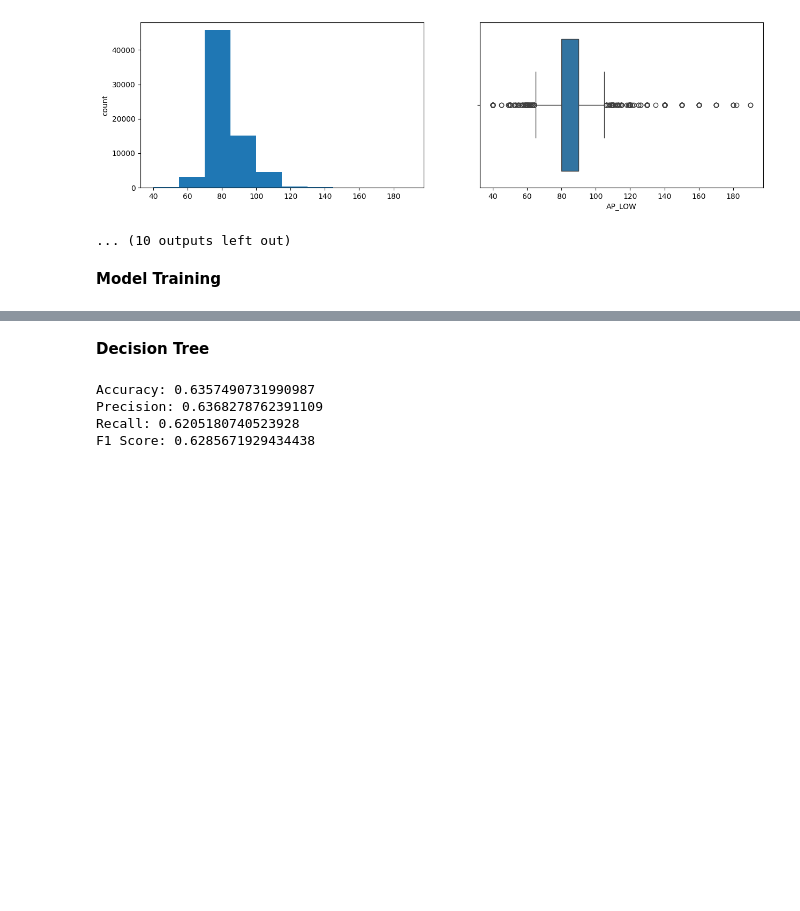
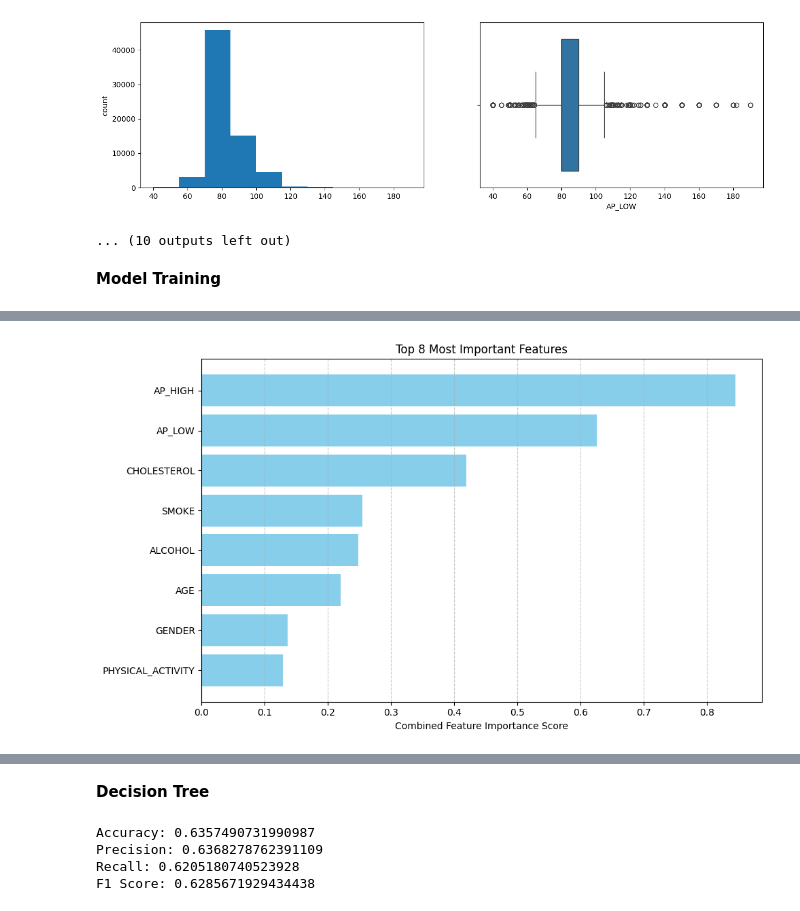
Before and after one commit to NawshinNeaha/AI-Lab, a Jupyter notebook: Cardio_Disease.ipynb, the cells around one changed output, grey strips where cells are left out. Drawn from its saved outputs; the diff is of its cells as text; code cells hidden in the pictures; blank space fills up the shorter version.

```diff
--- a/Cardio_Disease.ipynb
+++ b/Cardio_Disease.ipynb
@@ -208,3 +206,3 @@ y = original_df['CARDIO_DISEASE']
 # %%
 # Display the first few rows of the combined DataFrame
-display(combined_df.head())
+df = original_df.drop(columns=['CARDIO_DISEASE'])
@@ -344,0 +594,91 @@ X_train, X_test, y_train, y_test = train_test_split(x, y,test_size=0.2, random_s
+# %%
+import pandas as pd
+import numpy as np
+import matplotlib.pyplot as plt
+from sklearn.feature_selection import mutual_info_classif
+from sklearn.preprocessing import MinMaxScaler
+
+# -------------------------------
+# Step 0: Clean column names and handle missing values
+# Define X_res and y_res
+X_res = df.drop(columns=['CARDIO_DISEASE'])
+y_res = df['CARDIO_DISEASE']
+
+X_res.columns = X_res.columns.str.strip()      # remove extra spaces
+# Convert 'object' columns to numeric using Label Encoding
+from sklearn.preprocessing import LabelEncoder
+label_encoder = LabelEncoder()
+object_cols = X_res.select_dtypes(include='object').columns
+
+for col in object_cols:
+    X_res[col] = X_res[col].astype(str)  # Ensure all values are strings
+    X_res[col] = label_encoder.fit_transform(X_res[col])
+
+X_res = X_res.fillna(X_res.mean())                 # fill NaN with mean
+
+# -------------------------------
+# Step 1: Calculate Information Gain & Gain Ratio
+info_gain = []
+gain_ratio = []
+
+for feature in X_res.columns:
+    IG = information_gain(X_res, y_res, feature)            # your function
+    feature_entropy = split_information(X_res, feature) # your function
+    GR = IG / feature_entropy if feature_entropy > 0 else 0
+    info_gain.append(IG)
+    gain_ratio.append(GR)
+
+# -------------------------------
+# Step 2: Calculate Mutual Information scores
+mi_scores = mutual_info_classif(X_res, y_res, discrete_features='auto', random_state=42)
+
+
+# -------------------------------
+# Step 3: Calculate Pearson correlation with target
+if 'TenYearCHD' in X_res.columns:
+    pearson_corr = X_res.corr(numeric_only=True)['TenYearCHD'].drop('TenYearCHD')
+else:
+    pearson_corr = X_res.corr(numeric_only=True).iloc[:,-1].drop(X_res.columns[-1]) # Assuming target is the last column
+
+
+pearson_df = pd.DataFrame({'Feature': pearson_corr.index, 'Pearson_r': pearson_corr.values})
+pearson_df.set_index('Feature', inplace=True)
+
+# -------------------------------
+# Step 4: Combine all feature scores
+score_df = pd.DataFrame({
+    'Feature': X_res.columns,
+    'Pearson_r': [pearson_df.loc[f, 'Pearson_r'] if f in pearson_df.index else 0 for f in X_res.columns],
+    'Mutual_Info': mi_scores,
+    'Info_Gain': info_gain,
+    'Gain_Ratio': gain_ratio
+})
+
+# -------------------------------
+# Step 5: Normalize scores (0-1 scale)
+scaler = MinMaxScaler()
+score_df[['Pearson_r', 'Mutual_Info', 'Info_Gain', 'Gain_Ratio']] = scaler.fit_transform(
+    score_df[['Pearson_r', 'Mutual_Info', 'Info_Gain', 'Gain_Ratio']]
+)
+
+# -------------------------------
+# Step 6: Compute combined score and sort
+score_df['Combined_Score'] = score_df[['Pearson_r', 'Mutual_Info', 'Info_Gain', 'Gain_Ratio']].mean(axis=1)
+score_df.sort_values('Combined_Score', ascending=False, inplace=True)
+
+# -------------------------------
+# Step 7: Display top 8 features
+print(score_df.head(8))
+
+# -------------------------------
+# Step 8: Plot top 8 features
+top_n = 8 # Changed to 8
+top_features = score_df.head(top_n)
+plt.figure(figsize=(10, 6))
+plt.barh(top_features['Feature'][::-1], top_features['Combined_Score'][::-1], color='skyblue')
+plt.xlabel('Combined Feature Importance Score')
+plt.title(f'Top {top_n} Most Important Features') # Updated title
+plt.grid(axis='x', linestyle='--', alpha=0.7)
+plt.tight_layout()
+plt.show()
+# %% [output]
@@ -344,0 +704 @@ X_train, X_test, y_train, y_test = train_test_split(x, y,test_size=0.2, random_s
+[figure, added]
```
Also changed, not shown: parts of 72 cells of this notebook.
